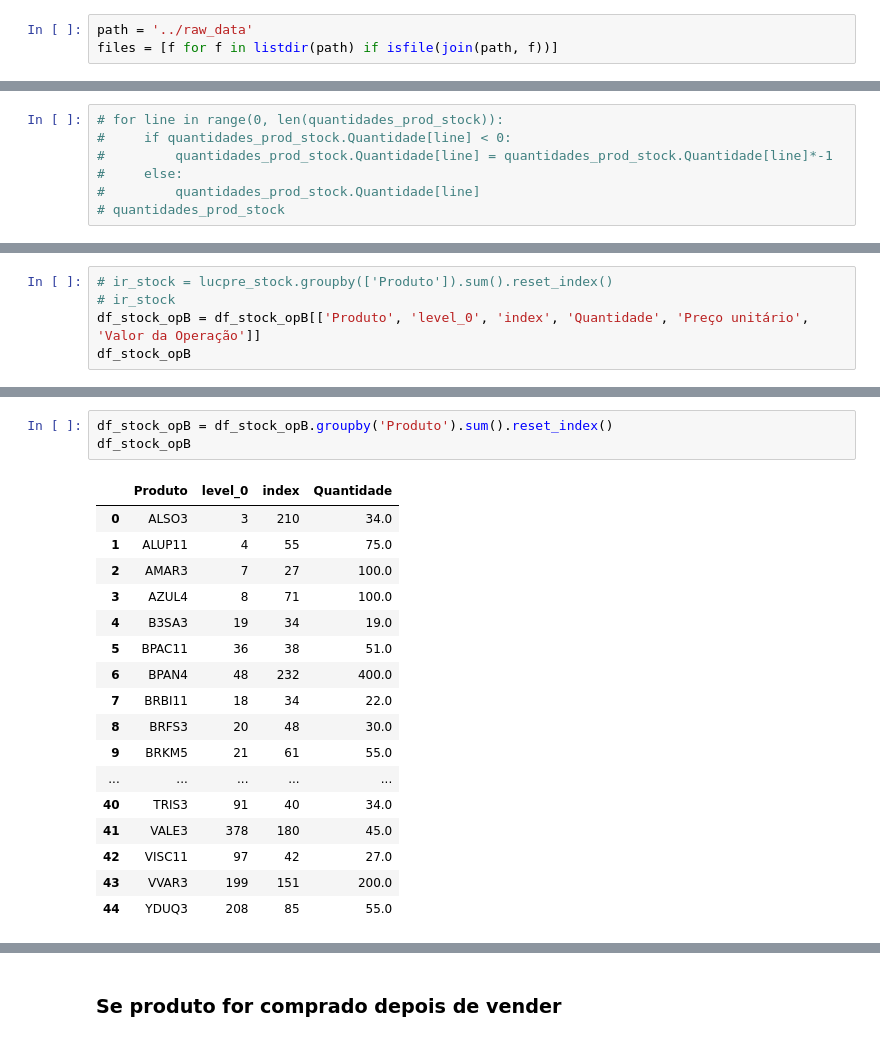
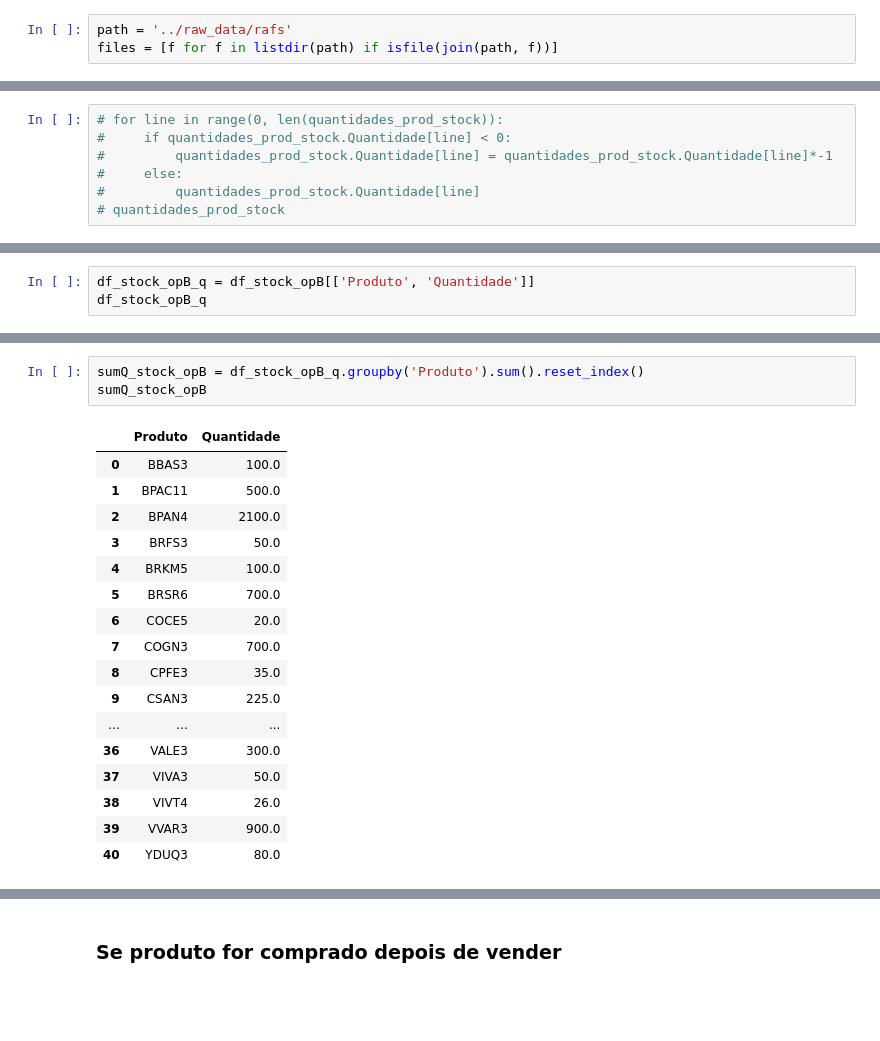
Before and after one commit to thamirisbrandao/b3_imposto_renda, a Jupyter notebook: notebooks/creating_spreadsheet.ipynb, the cells around one changed output, grey strips where cells are left out. Drawn from its saved outputs; the diff is of its cells as text; blank space fills up the shorter version.

Commit message:
fix: function to groupby now is it working

```diff
--- a/notebooks/creating_spreadsheet.ipynb
+++ b/notebooks/creating_spreadsheet.ipynb
@@ -14,7 +14,7 @@ Is necessary to put the data in raw_data directory because the informations are
 # %% [markdown]
 Necessário colocar os dados em raw_data por se tratar de informações pessoais
 # %%
-path = '../raw_data'
+path = '../raw_data/rafs'
 files = [f for f in listdir(path) if isfile(join(path, f))]
 # %% [markdown]
 ### Feature engineering
@@ -450,6 +450,4 @@ lucpre_stock
 # %%
-# ir_stock = lucpre_stock.groupby(['Produto']).sum().reset_index()
-# ir_stock
-df_stock_opB = df_stock_opB[['Produto', 'level_0', 'index', 'Quantidade', 'Preço unitário', 'Valor da Operação']]
-df_stock_opB
+df_stock_opB_q = df_stock_opB[['Produto', 'Quantidade']]
+df_stock_opB_q
 # %% [output]
@@ -490,21 +526,21 @@ df_stock_opS
 # %%
-df_stock_opB = df_stock_opB.groupby('Produto').sum().reset_index()
-df_stock_opB
+sumQ_stock_opB = df_stock_opB_q.groupby('Produto').sum().reset_index()
+sumQ_stock_opB
 # %% [output]
-|  | Produto | level_0 | index | Quantidade |
-| 0 | ALSO3 | 3 | 210 | 34.0 |
-| 1 | ALUP11 | 4 | 55 | 75.0 |
-| 2 | AMAR3 | 7 | 27 | 100.0 |
-| 3 | AZUL4 | 8 | 71 | 100.0 |
-| 4 | B3SA3 | 19 | 34 | 19.0 |
-| 5 | BPAC11 | 36 | 38 | 51.0 |
-| 6 | BPAN4 | 48 | 232 | 400.0 |
-| 7 | BRBI11 | 18 | 34 | 22.0 |
-| 8 | BRFS3 | 20 | 48 | 30.0 |
-| 9 | BRKM5 | 21 | 61 | 55.0 |
-| ... | ... | ... | ... | ... |
-| 40 | TRIS3 | 91 | 40 | 34.0 |
-| 41 | VALE3 | 378 | 180 | 45.0 |
-| 42 | VISC11 | 97 | 42 | 27.0 |
-| 43 | VVAR3 | 199 | 151 | 200.0 |
-| 44 | YDUQ3 | 208 | 85 | 55.0 |
+|  | Produto | Quantidade |
+| 0 | BBAS3 | 100.0 |
+| 1 | BPAC11 | 500.0 |
+| 2 | BPAN4 | 2100.0 |
+| 3 | BRFS3 | 50.0 |
+| 4 | BRKM5 | 100.0 |
+| 5 | BRSR6 | 700.0 |
+| 6 | COCE5 | 20.0 |
+| 7 | COGN3 | 700.0 |
+| 8 | CPFE3 | 35.0 |
+| 9 | CSAN3 | 225.0 |
+| ... | ... | ... |
+| 36 | VALE3 | 300.0 |
+| 37 | VIVA3 | 50.0 |
+| 38 | VIVT4 | 26.0 |
+| 39 | VVAR3 | 900.0 |
+| 40 | YDUQ3 | 80.0 |
```
Also changed, not shown: parts of 38 cells of this notebook, 1 other file.
